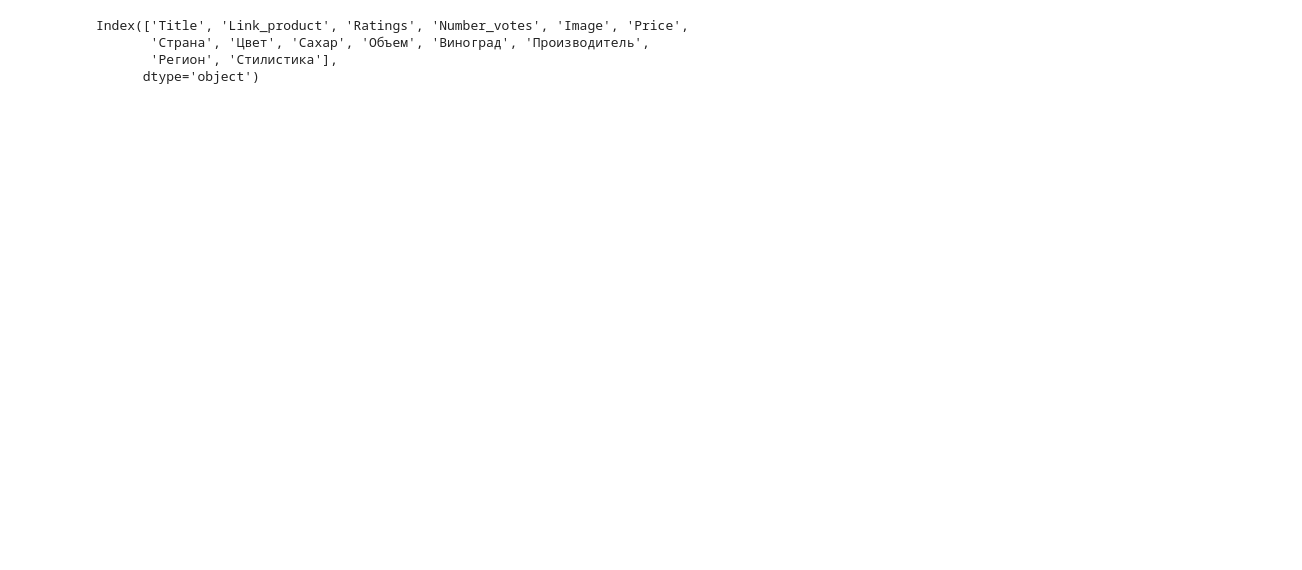
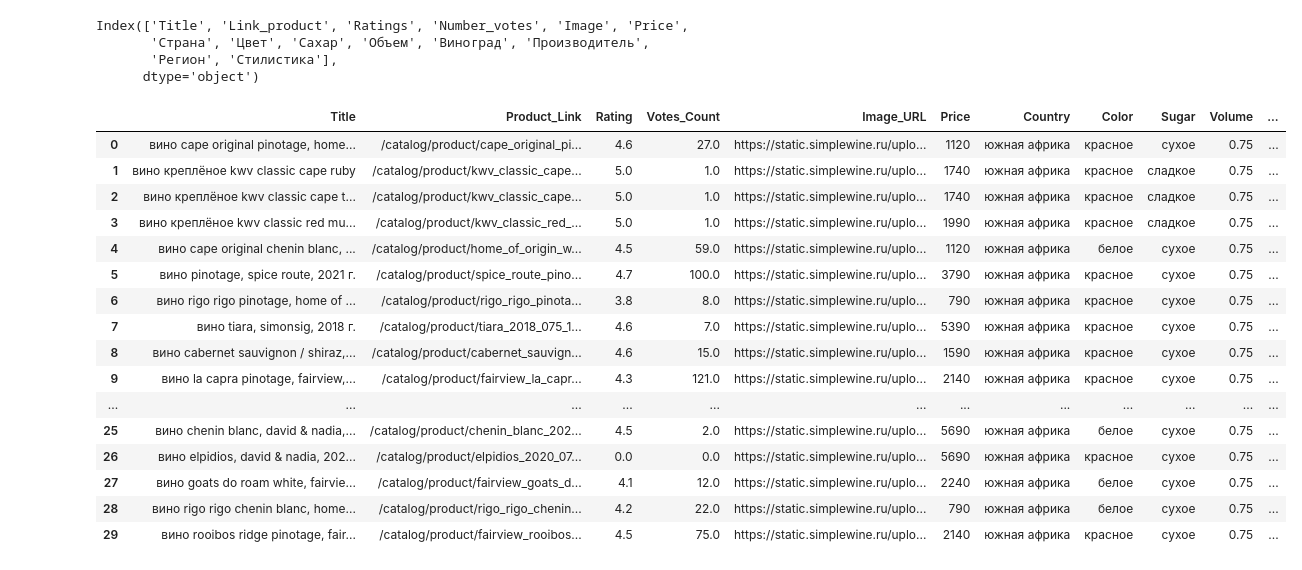
Before and after one commit to SergeyHSE/MarketingResearch.github.io, a Jupyter notebook: Preprocessing.ipynb, the cells around one changed output. Cells and saved outputs as stored; diff of their text form; code cells hidden in the pictures; blank space fills up the shorter version.

```diff
--- a/Preprocessing.ipynb
+++ b/Preprocessing.ipynb
@@ -180,3 +176,5 @@ new_column_names_SW = ['Title', 'Product_Link', 'Rating', 'Votes_Count', 'Image_
        'Country', 'Color', 'Sugar', 'Volume', 'Grape_Varieties', 'Brand',
        'Region', 'Taste_Description']
 data_SimpleWine.columns = new_column_names_SW
+# %%
+data_SimpleWine['Color'] = data_SimpleWine['Color'].fillna('красное')
@@ -183,3 +185,28 @@ data_SimpleWine.columns = new_column_names_SW
+# %%
+data_SimpleWine = data_SimpleWine.applymap(lambda x: x.lower() if isinstance(x, str) else x)
+# %%
+data_SimpleWine['Rating'] = data_SimpleWine['Rating'].fillna(0)
+data_SimpleWine['Votes_Count'] = data_SimpleWine['Votes_Count'].fillna(0)
+# %%
+data_SimpleWine.head(30)
+# %% [output]
+|  | Title | Product_Link | Rating | Votes_Count | Image_URL | Price | Country | Color | Sugar | Volume | ... |
+| 0 | вино cape original pinotage, home... | /catalog/product/cape_original_pi... | 4.6 | 27.0 | https://static.simplewine.ru/uplo... | 1120 | южная африка | красное | сухое | 0.75 | ... |
+| 1 | вино креплёное kwv classic cape ruby | /catalog/product/kwv_classic_cape... | 5.0 | 1.0 | https://static.simplewine.ru/uplo... | 1740 | южная африка | красное | сладкое | 0.75 | ... |
+| 2 | вино креплёное kwv classic cape t... | /catalog/product/kwv_classic_cape... | 5.0 | 1.0 | https://static.simplewine.ru/uplo... | 1740 | южная африка | красное | сладкое | 0.75 | ... |
+| 3 | вино креплёное kwv classic red mu... | /catalog/product/kwv_classic_red_... | 5.0 | 1.0 | https://static.simplewine.ru/uplo... | 1990 | южная африка | красное | сладкое | 0.75 | ... |
+| 4 | вино cape original chenin blanc, ... | /catalog/product/home_of_origin_w... | 4.5 | 59.0 | https://static.simplewine.ru/uplo... | 1120 | южная африка | белое | сухое | 0.75 | ... |
+| 5 | вино pinotage, spice route, 2021 г. | /catalog/product/spice_route_pino... | 4.7 | 100.0 | https://static.simplewine.ru/uplo... | 3790 | южная африка | красное | сухое | 0.75 | ... |
+| 6 | вино rigo rigo pinotage, home of ... | /catalog/product/rigo_rigo_pinota... | 3.8 | 8.0 | https://static.simplewine.ru/uplo... | 790 | южная африка | красное | сухое | 0.75 | ... |
+| 7 | вино tiara, simonsig, 2018 г. | /catalog/product/tiara_2018_075_1... | 4.6 | 7.0 | https://static.simplewine.ru/uplo... | 5390 | южная африка | красное | сухое | 0.75 | ... |
+| 8 | вино cabernet sauvignon / shiraz,... | /catalog/product/cabernet_sauvign... | 4.6 | 15.0 | https://static.simplewine.ru/uplo... | 1590 | южная африка | красное | сухое | 0.75 | ... |
+| 9 | вино la capra pinotage, fairview,... | /catalog/product/fairview_la_capr... | 4.3 | 121.0 | https://static.simplewine.ru/uplo... | 2140 | южная африка | красное | сухое | 0.75 | ... |
+| ... | ... | ... | ... | ... | ... | ... | ... | ... | ... | ... | ... |
+| 25 | вино chenin blanc, david & nadia,... | /catalog/product/chenin_blanc_202... | 4.5 | 2.0 | https://static.simplewine.ru/uplo... | 5690 | южная африка | белое | сухое | 0.75 | ... |
+| 26 | вино elpidios, david & nadia, 202... | /catalog/product/elpidios_2020_07... | 0.0 | 0.0 | https://static.simplewine.ru/uplo... | 5690 | южная африка | красное | сухое | 0.75 | ... |
+| 27 | вино goats do roam white, fairvie... | /catalog/product/fairview_goats_d... | 4.1 | 12.0 | https://static.simplewine.ru/uplo... | 2240 | южная африка | белое | сухое | 0.75 | ... |
+| 28 | вино rigo rigo chenin blanc, home... | /catalog/product/rigo_rigo_chenin... | 4.2 | 22.0 | https://static.simplewine.ru/uplo... | 790 | южная африка | белое | сухое | 0.75 | ... |
+| 29 | вино rooibos ridge pinotage, fair... | /catalog/product/fairview_rooibos... | 4.5 | 75.0 | https://static.simplewine.ru/uplo... | 2140 | южная африка | красное | сухое | 0.75 | ... |
 # %%
 import torch
 import torch.nn as nn
```
Also changed, not shown: parts of 2 cells of this notebook.
